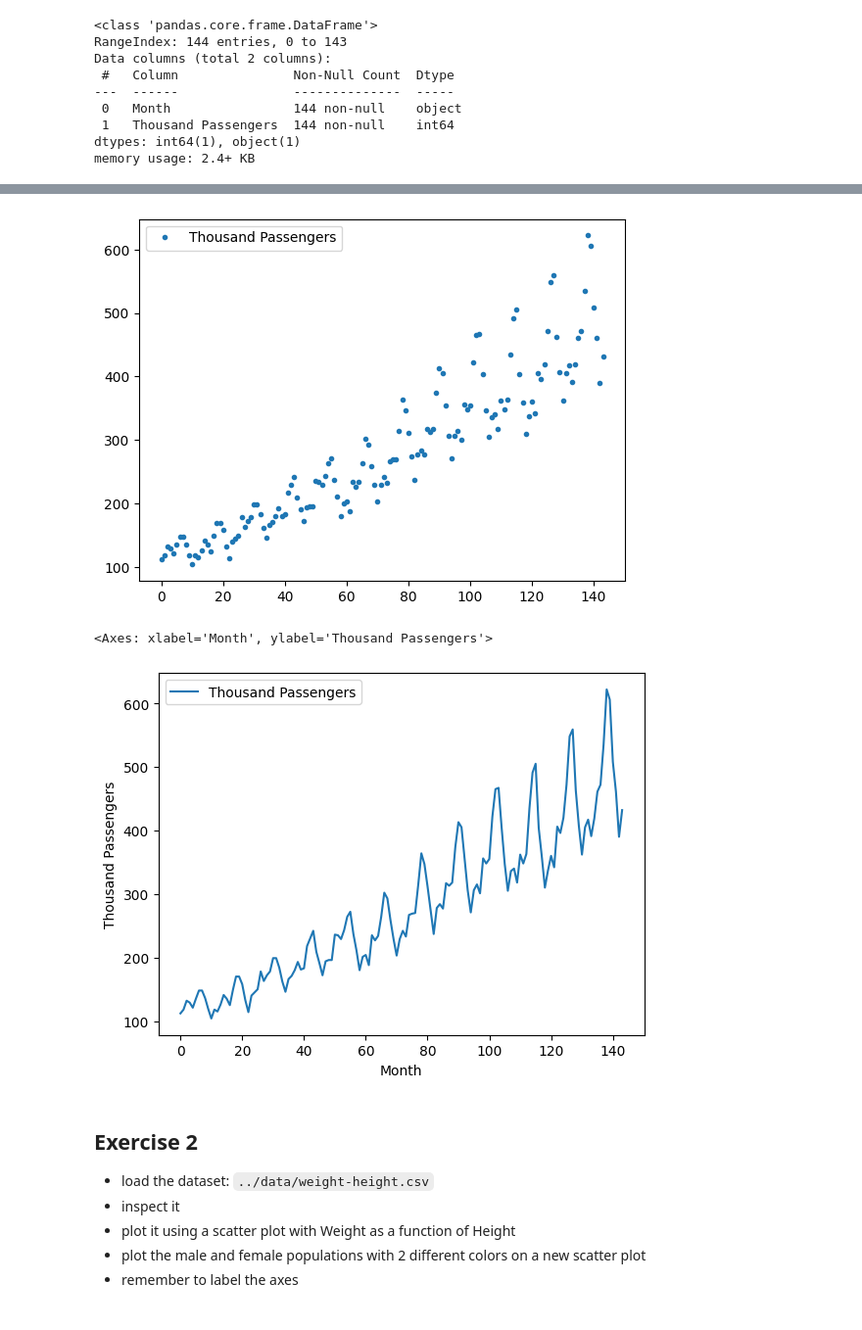
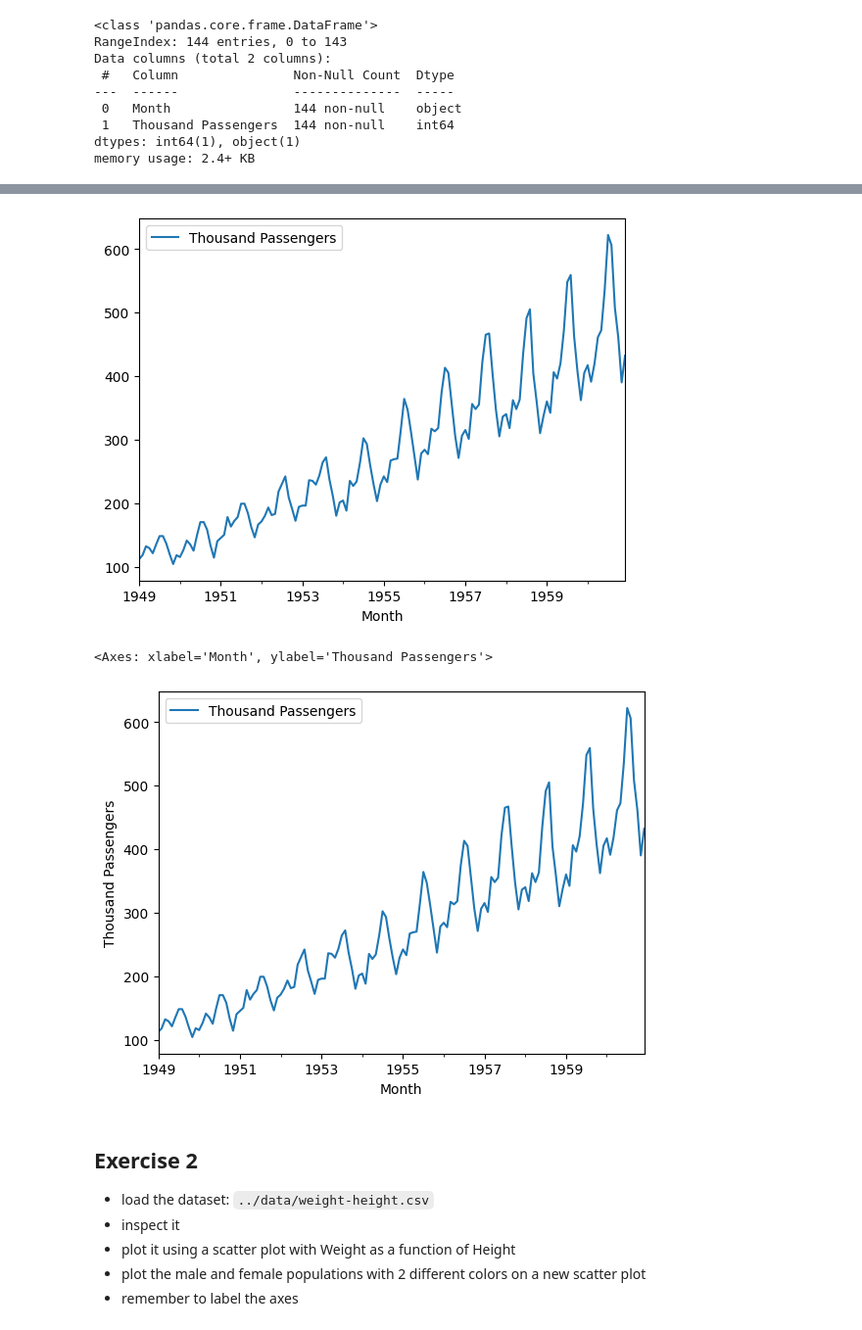
Before and after one commit to simfeo/zero_to_deep_learning_video, a Jupyter notebook: course/2 Data.ipynb, the cells around one changed output, grey strips where cells are left out. Shown at 98% size. Drawn from its saved outputs; the diff is of its cells as text; code cells hidden in the pictures.

```diff
--- a/course/2 Data.ipynb
+++ b/course/2 Data.ipynb
@@ -551,4 +551,4 @@ Data columns (total 2 columns):
 dtypes: int64(1), object(1)
 memory usage: 2.4+ KB
 # %%
-pd.to_datetime(df['Month'])
+df['Month'] = pd.to_datetime(df['Month'])
@@ -568,2 +555,2 @@ Name: Month, Length: 144, dtype: datetime64[ns]
 # %%
-df.set_index("Month")
+df = df.set_index("Month")
@@ -585,12 +567,12 @@ df.set_index("Month")
 # %%
-df.plot(style='.');
+df.plot();
 # %% [output]
-[figure, old version]
+[figure, new version]
 # %%
 df.plot(xlabel="Month", ylabel="Thousand Passengers")
 # %% [output]
 <Axes: xlabel='Month', ylabel='Thousand Passengers'>
-[figure, old version]
+[figure, new version]
 # %% [markdown]
 ## Exercise 2
 - load the dataset: `../data/weight-height.csv`
```
Also changed, not shown: parts of 9 cells of this notebook, 1 other file.
